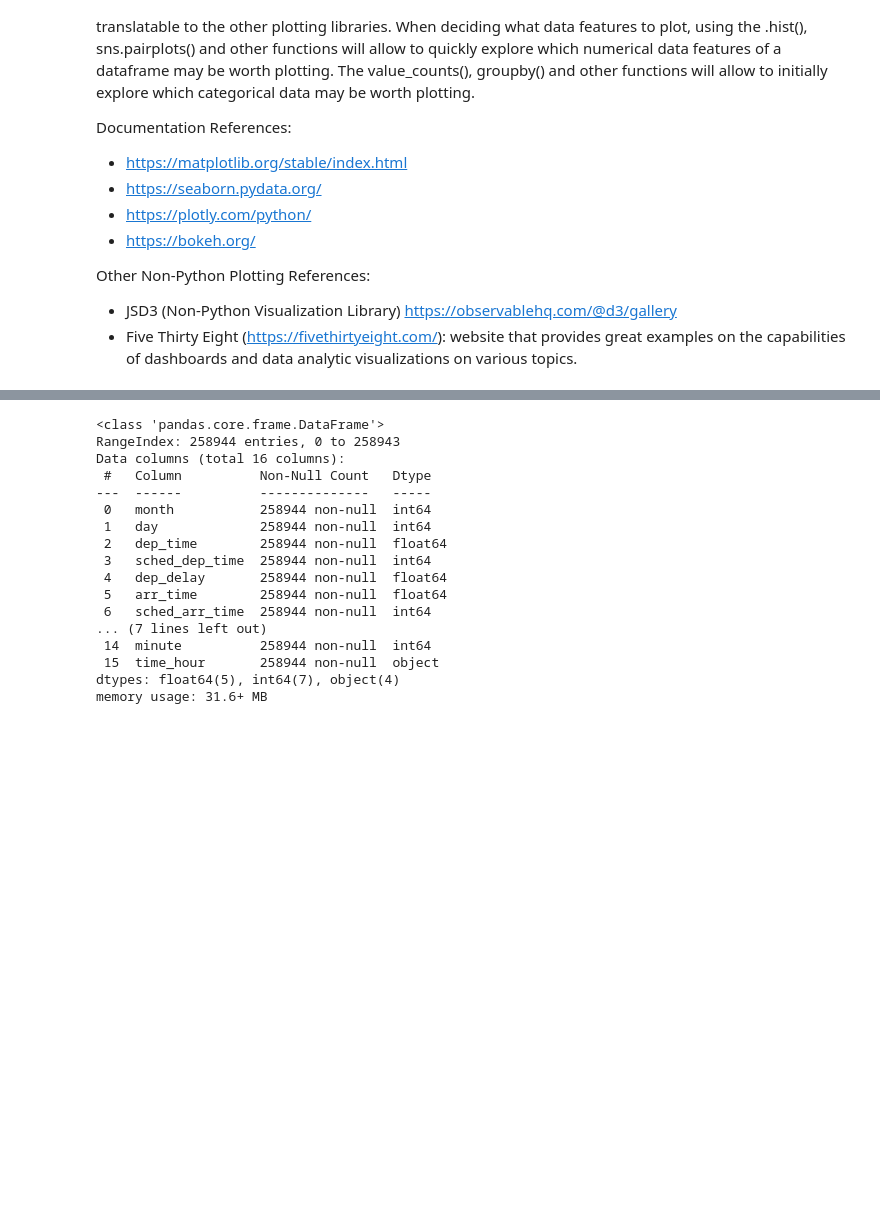
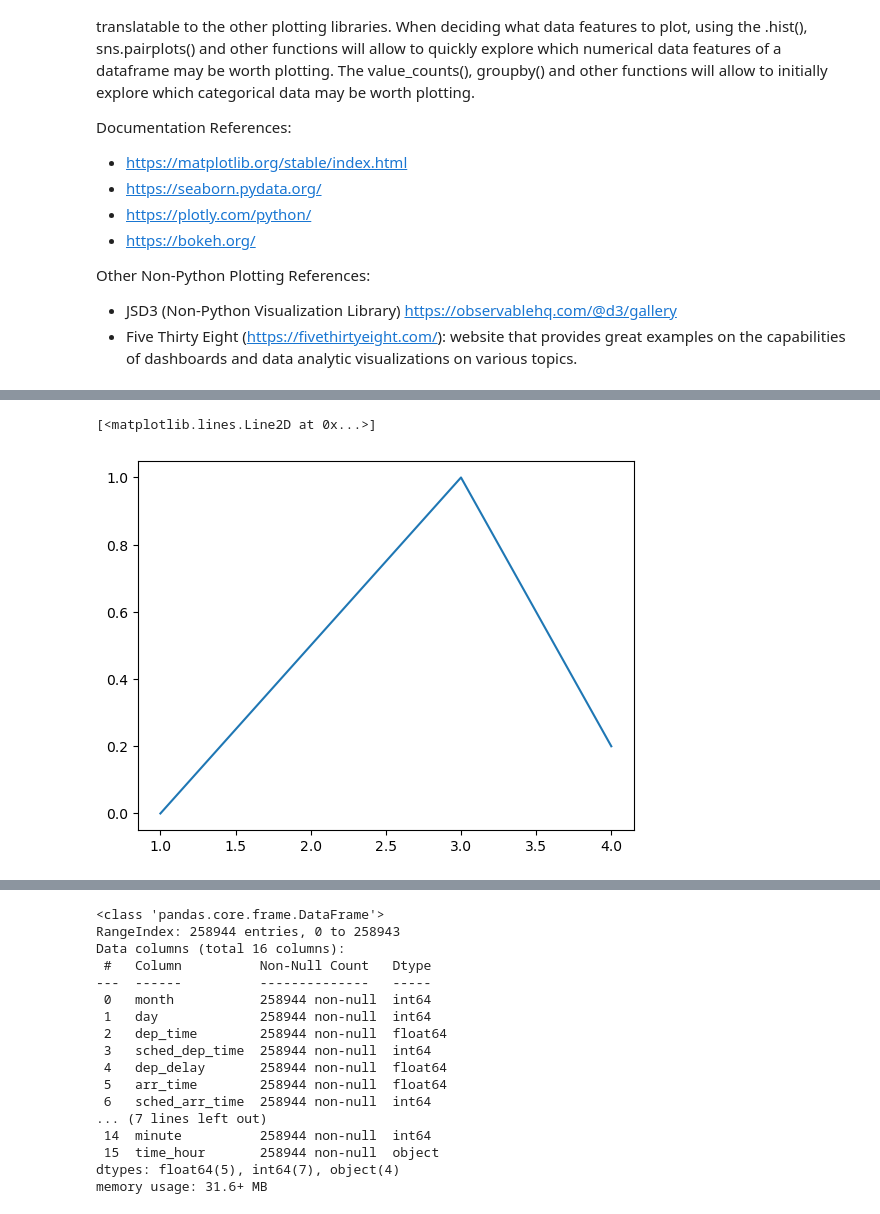
Before and after one commit to fgonzaleumbc/DATA601, a Jupyter notebook: Lecture07/18_Data_Visualization.ipynb, the cells around one changed output, grey strips where cells are left out. Cells and saved outputs as stored; diff of their text form; code cells hidden in the pictures; blank space fills up the shorter version.

```diff
--- a/Lecture07/18_Data_Visualization.ipynb
+++ b/Lecture07/18_Data_Visualization.ipynb
@@ -92,0 +110,7 @@ Documentation References:
+# %%
+fig = plt.figure() # Defines the figure variable and figure instance.
+ax = fig.subplots() # Defines teh axes.
+ax.plot(data_x1, data_y1) # Plots the data.
+# %% [output]
+[<matplotlib.lines.Line2D at 0x...>]
+[figure, added]
```
Also changed, not shown: parts of 40 cells of this notebook.
